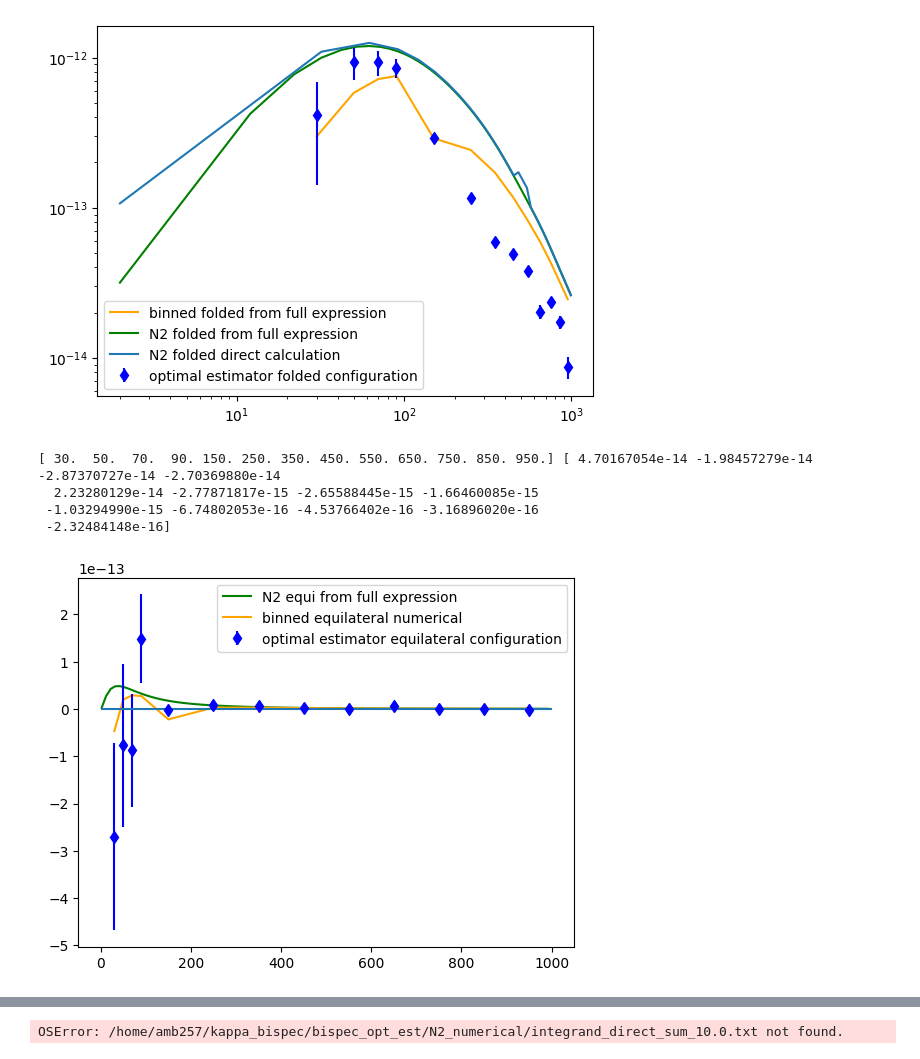
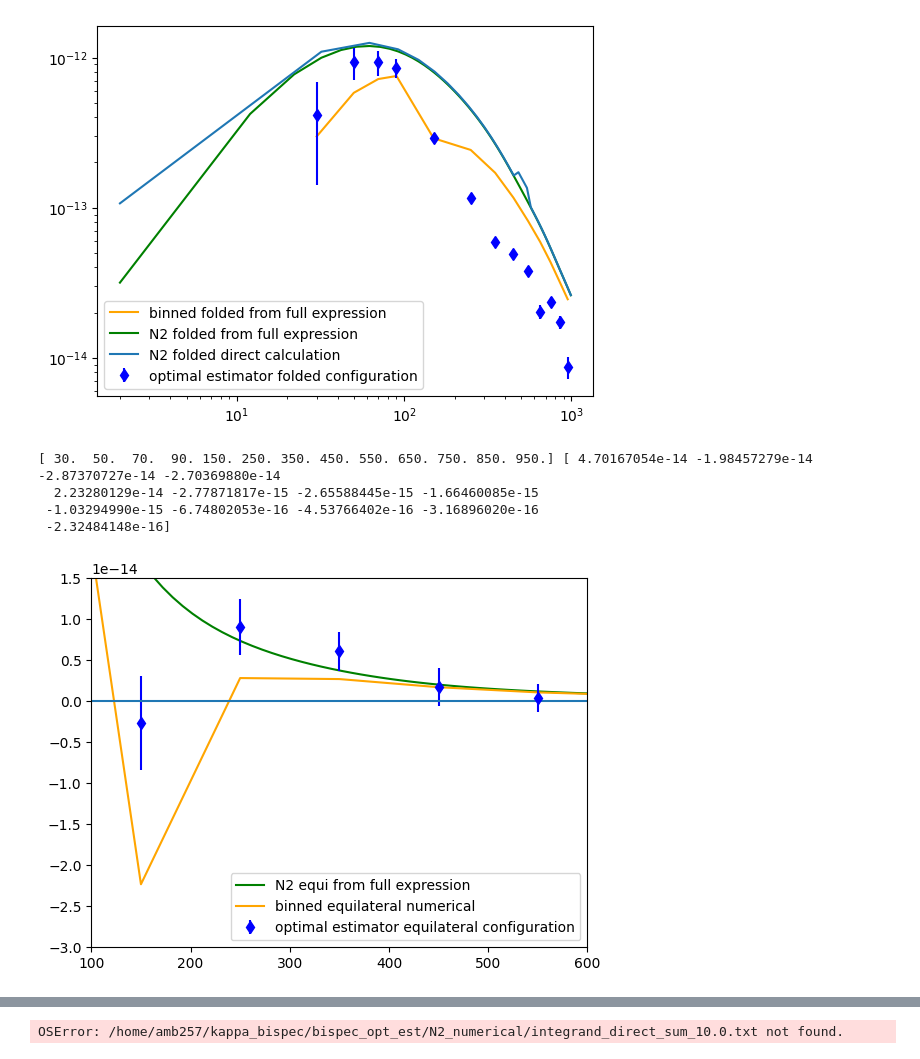
Before and after one commit to aleksandrbowkis/bispec_opt_est, a Jupyter notebook: N2_numerical/Binning_effects/Visualisation/N2_tests.ipynb, the cells around one changed output, grey strips where cells are left out. Drawn from its saved outputs; the diff is of its cells as text; code cells hidden in the pictures.

```diff
--- a/N2_numerical/N2_tests.ipynb
+++ b/N2_numerical/Binning_effects/Visualisation/N2_tests.ipynb
@@ -29,8 +29,8 @@ lcl not interp 4.6554353095210565e-17
  1.80472047e-07 1.69897924e-07]
 # %%
 # Load in optimal estimator results
-L_opt_fold, opt_est_fold, err_fold = np.loadtxt('opt_est_results/folded_opt_est.txt')
-L_opt_equi, opt_est_equi, err_equi = np.loadtxt('opt_est_results/equilateral_opt_est.txt')
+L_opt_fold, opt_est_fold, err_fold = np.loadtxt('../../opt_est_results/folded_opt_est.txt')
+L_opt_equi, opt_est_equi, err_equi = np.loadtxt('../../opt_est_results/equilateral_opt_est.txt')
 # %%
 # Running some checks on the power spectra used
 
@@ -201,19 +201,19 @@ plt.legend()
 # %%
 bin_mid_eq, binning_eq = np.load('/home/amb257/kappa_bispec/bispec_opt_est/N2_numerical/Binning_effects/outputs/binned_equilateral.npy')
 bin_mid_eq_2, binning_eq_2 = np.load('/home/amb257/kappa_bispec/bispec_opt_est/N2_numerical/Binning_effects/outputs/binned_equilateral_2.npy')
 
 plt.plot(L_equi_from_full, -1*N2_equi_full, color = 'green', label = 'N2 equi from full expression')
 plt.plot(bin_mid_eq, -1* binning_eq, color = 'orange', label = 'binned equilateral numerical')
 #plt.plot(bin_mid_eq_2, -1* binning_eq_2, color = 'pink', ls = '--', label = 'binned equilateral numerical 2')
 plt.errorbar(L_opt_equi, opt_est_equi, yerr = err_equi, fmt='bd', label = 'optimal estimator equilateral configuration')
 plt.hlines(0, 0, 1000)
-#plt.xlim(100,600)
-#plt.ylim(-3e-14, 1.5e-14)
+plt.xlim(100,600)
+plt.ylim(-3e-14, 1.5e-14)
 plt.legend()
 print(bin_mid_eq, binning_eq)
 # %% [output]
 [ 30.  50.  70.  90. 150. 250. 350. 450. 550. 650. 750. 850. 950.] [ 4.70167054e-14 -1.98457279e-14 -2.87370727e-14 -2.70369880e-14
   2.23280129e-14 -2.77871817e-15 -2.65588445e-15 -1.66460085e-15
  -1.03294990e-15 -6.74802053e-16 -4.53766402e-16 -3.16896020e-16
  -2.32484148e-16]
-[figure, old version]
+[figure, new version]
```
Also changed, not shown: parts of 8 cells of this notebook, 11 other files.
